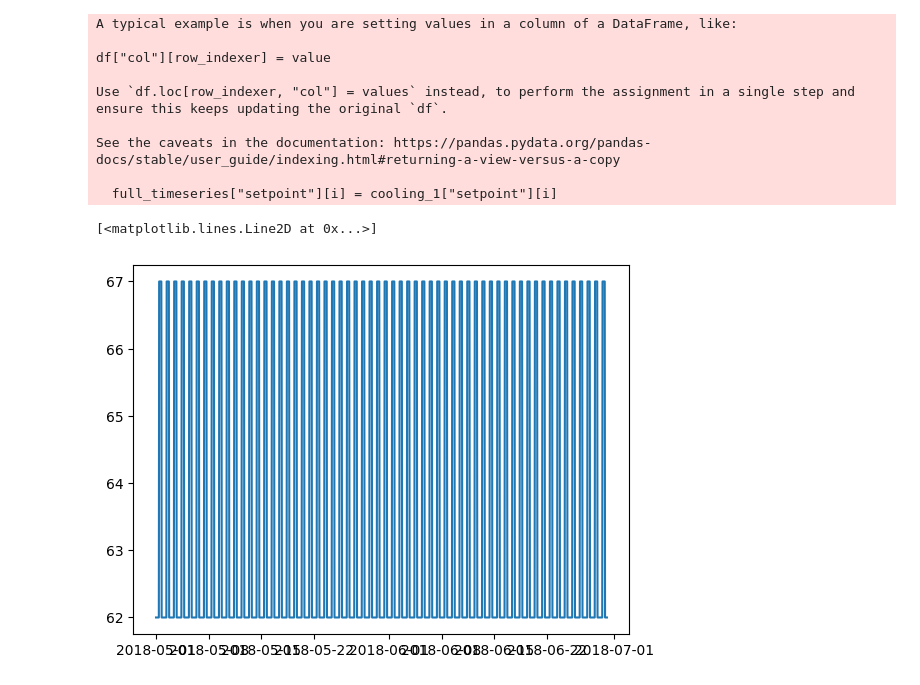
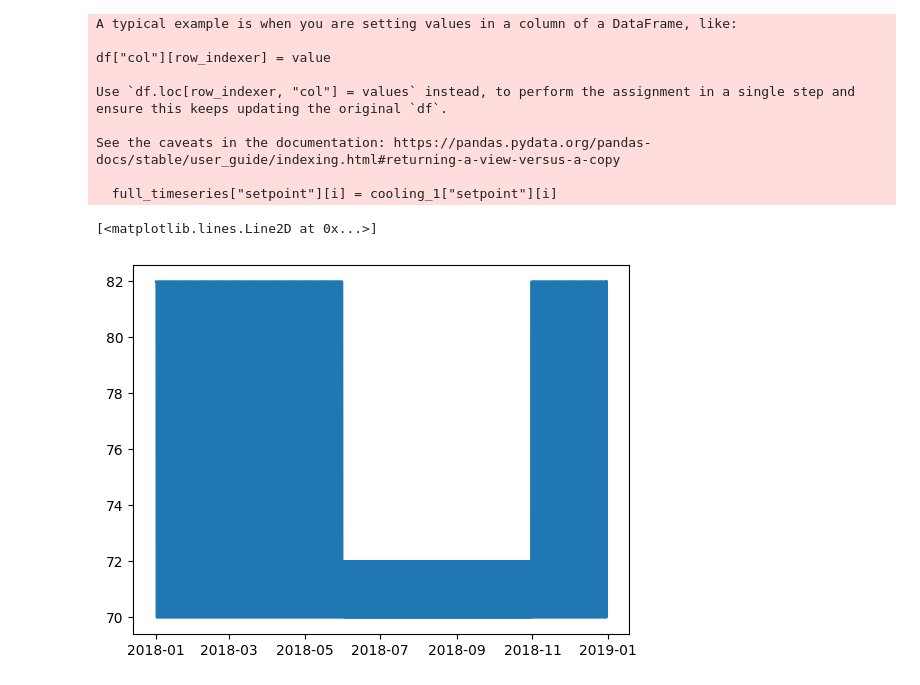
Before and after one commit to adrianlopezlanchares/Space-Conditioning-Electrification, a Jupyter notebook: consumption/data_transforms/data_transform.ipynb, the cells around one changed output. Drawn from its saved outputs; the diff is of its cells as text; code cells hidden in the pictures.

Commit message:
finish combining timeseries

```diff
--- a/consumption/data_transforms/data_transform.ipynb
+++ b/consumption/data_transforms/data_transform.ipynb
@@ -138,8 +137,8 @@ KeyboardInterrupt:
 # %% [markdown]
 # Combine timeseries
 # %%
-heating_1 = full_heating_timeseries_dataset[6]
-cooling_1 = full_cooling_timeseries_dataset[6]
+heating_1 = full_heating_timeseries_dataset[341]
+cooling_1 = full_cooling_timeseries_dataset[341]
 # %%
 cooling_data.head(20)
 # %% [output]
@@ -229,7 +228,7 @@ See the caveats in the documentation: https://pandas.pydata.org/pandas-docs/stab
 
   full_timeseries["setpoint"][i] = cooling_1["setpoint"][i]
 # %%
-plt.plot(full_timeseries.index[mask], full_timeseries["setpoint"][mask], label="Setpoint")
+plt.plot(full_timeseries.index, full_timeseries["setpoint"], label="Setpoint")
 # %% [output]
 [<matplotlib.lines.Line2D at 0x...>]
-[figure, old version]
+[figure, new version]
```
Also changed, not shown: parts of 2 cells of this notebook.
